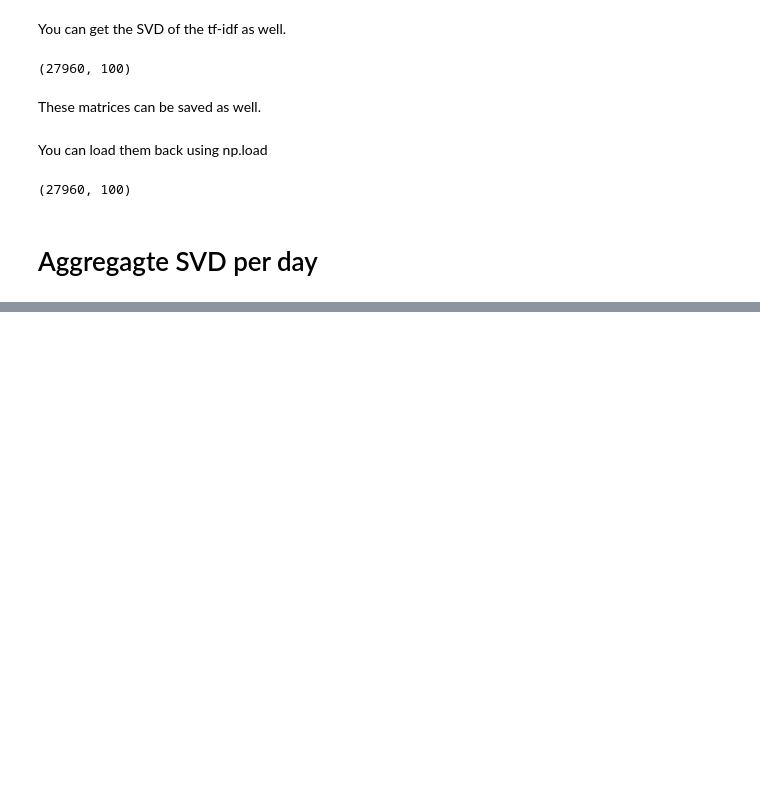
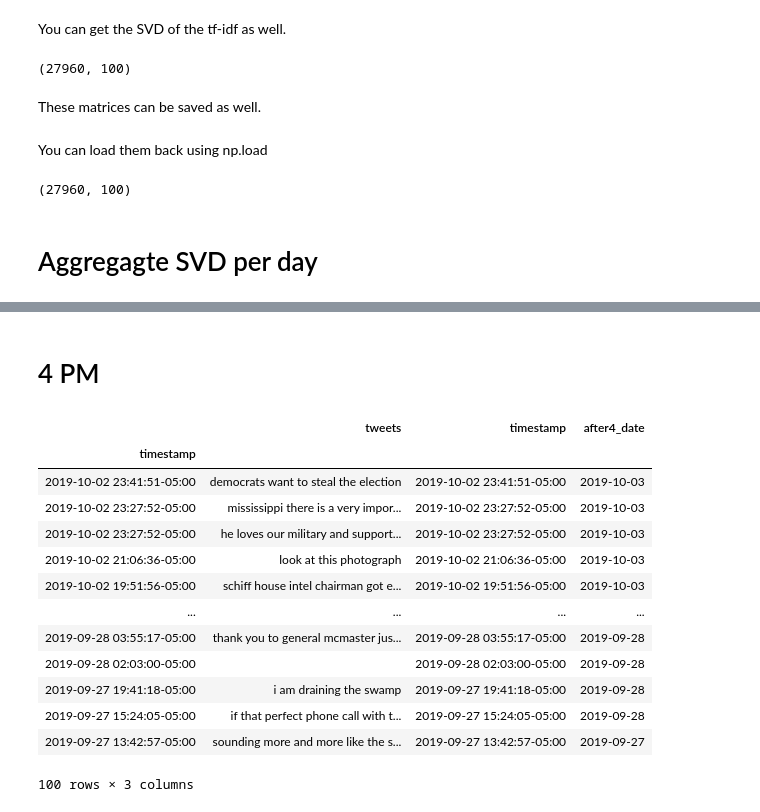
Before and after one commit to QuantCS109/TrumpTweets, a Jupyter notebook: Text Features.ipynb, the cells around one changed output, grey strips where cells are left out. Saved outputs shown, nothing was run; the diff lists cells and outputs as text; code cells hidden in the pictures; blank space fills up the shorter version.

```diff
--- a/Text Features.ipynb
+++ b/Text Features.ipynb
@@ -157,3 +159,27 @@ svd_df_daily
 2991 rows × 100 columns
 # %%
 svd_df_daily.to_csv('svd_df_daily.csv')
+# %% [markdown]
+# 4 PM
+# %%
+tweet_data.clean_tweets['timestamp'] = tweet_data.clean_tweets.index
+after_4_tweets = tweet_data.clean_tweets.timestamp.dt.hour >= 15
+tweet_data.clean_tweets['after4_date'] = tweet_data.clean_tweets.timestamp.dt.date
+tweet_data.clean_tweets.loc[after_4_tweets,'after4_date'] = tweet_data.clean_tweets.timestamp[after_4_tweets].dt.date + timedelta(days=1)
+# %%
+tweet_data.clean_tweets.head(100)
+# %% [output]
+|  | tweets | timestamp | after4_date |
+| timestamp |  |  |  |
+| 2019-10-02 23:41:51-05:00 | democrats want to steal the election | 2019-10-02 23:41:51-05:00 | 2019-10-03 |
+| 2019-10-02 23:27:52-05:00 | mississippi there is a very impor... | 2019-10-02 23:27:52-05:00 | 2019-10-03 |
+| 2019-10-02 23:27:52-05:00 | he loves our military and support... | 2019-10-02 23:27:52-05:00 | 2019-10-03 |
+| 2019-10-02 21:06:36-05:00 | look at this photograph | 2019-10-02 21:06:36-05:00 | 2019-10-03 |
+| 2019-10-02 19:51:56-05:00 | schiff house intel chairman got e... | 2019-10-02 19:51:56-05:00 | 2019-10-03 |
+| ... | ... | ... | ... |
+| 2019-09-28 03:55:17-05:00 | thank you to general mcmaster jus... | 2019-09-28 03:55:17-05:00 | 2019-09-28 |
+| 2019-09-28 02:03:00-05:00 |  | 2019-09-28 02:03:00-05:00 | 2019-09-28 |
+| 2019-09-27 19:41:18-05:00 | i am draining the swamp | 2019-09-27 19:41:18-05:00 | 2019-09-28 |
+| 2019-09-27 15:24:05-05:00 | if that perfect phone call with t... | 2019-09-27 15:24:05-05:00 | 2019-09-28 |
+| 2019-09-27 13:42:57-05:00 | sounding more and more like the s... | 2019-09-27 13:42:57-05:00 | 2019-09-27 |
+100 rows × 3 columns
```
Also changed, not shown: parts of 18 cells of this notebook.
